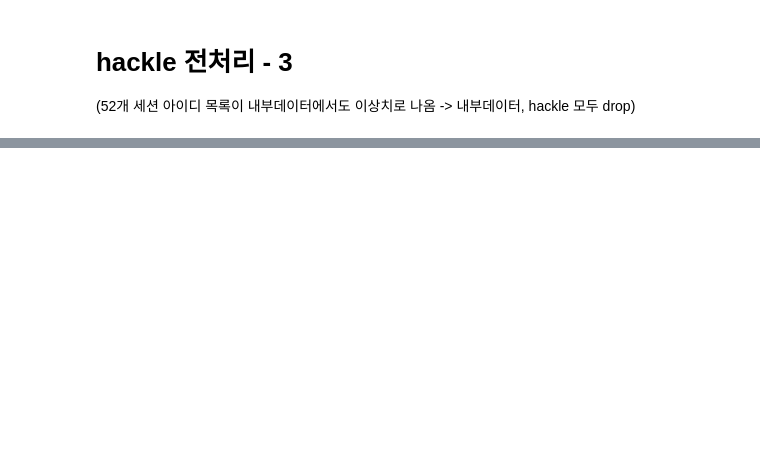
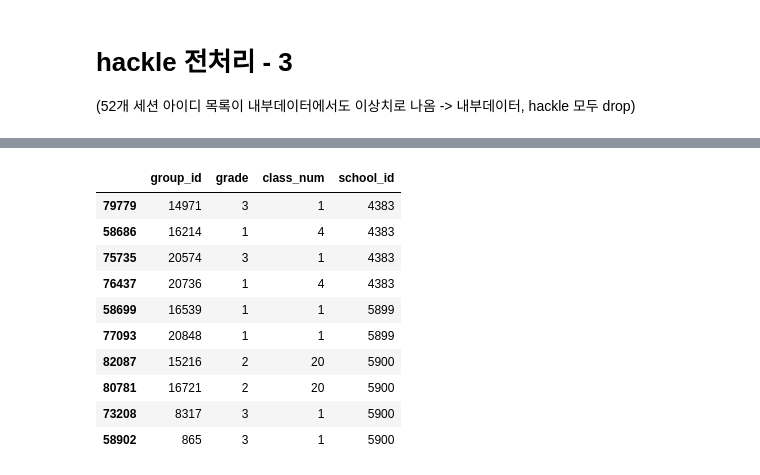
Before and after one commit to EtheriumArchive/Codeit_project, a Jupyter notebook: processed_eunsu_v1.ipynb, the cells around one changed output, grey strips where cells are left out. Drawn from its saved outputs; the diff is of its cells as text; code cells hidden in the pictures; blank space fills up the shorter version.

```diff
--- a/processed_eunsu_v1.ipynb
+++ b/processed_eunsu_v1.ipynb
@@ -317,0 +350,16 @@ hackle_merge.to_csv('./processed_hackle_merge.csv', index=False)
+# %%
+accounts_group.sort_values(by=['school_id', 'group_id'], inplace=True)
+dup_group_before = accounts_group[accounts_group.duplicated(subset=['school_id', 'grade', 'class_num'], keep=False)]
+dup_group_before
+# %% [output]
+|  | group_id | grade | class_num | school_id |
+| 79779 | 14971 | 3 | 1 | 4383 |
+| 58686 | 16214 | 1 | 4 | 4383 |
+| 75735 | 20574 | 3 | 1 | 4383 |
+| 76437 | 20736 | 1 | 4 | 4383 |
+| 58699 | 16539 | 1 | 1 | 5899 |
+| 77093 | 20848 | 1 | 1 | 5899 |
+| 82087 | 15216 | 2 | 20 | 5900 |
+| 80781 | 16721 | 2 | 20 | 5900 |
+| 73208 | 8317 | 3 | 1 | 5900 |
+| 58902 | 865 | 3 | 1 | 5900 |
```
Also changed, not shown: parts of 11 cells of this notebook.
